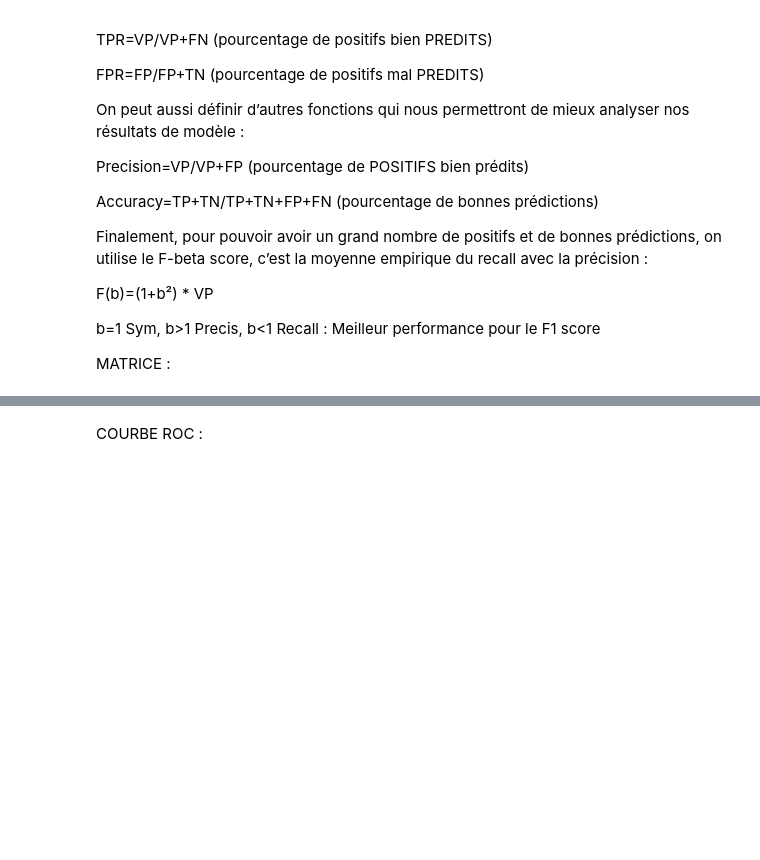
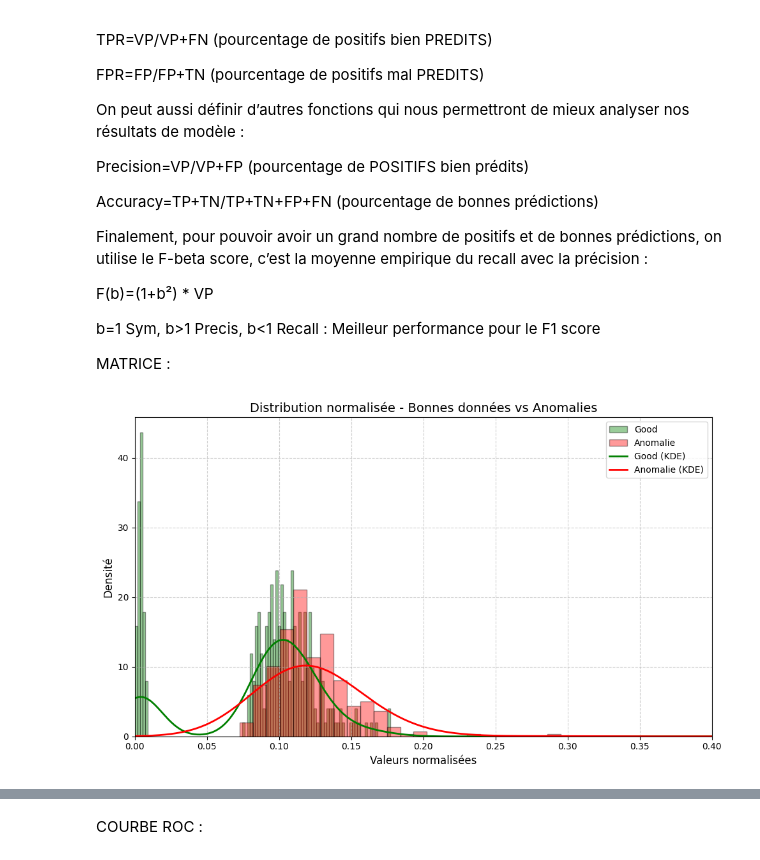
Before and after one commit to PommeDev/Detection-d-anomalies, a Jupyter notebook: AutoEncodeur_notebook.ipynb, the cells around one changed output, grey strips where cells are left out. Saved outputs shown, nothing was run; the diff lists cells and outputs as text; code cells hidden in the pictures; blank space fills up the shorter version.

```diff
--- a/AutoEncodeur_notebook.ipynb
+++ b/AutoEncodeur_notebook.ipynb
@@ -506,4 +505,53 @@ F(b)=(1+b²) * VP
 b=1 Sym, b>1 Precis, b<1 Recall : Meilleur performance pour le F1 score
 
 MATRICE :
+# %%
+import matplotlib.pyplot as plt
+import numpy as np
+from scipy.stats import gaussian_kde
+
+# --- Normalisation des données ---
+def normalize_d(x, y):
+    mi = min(min(x), min(y))
+    ma = max(max(x), max(y))
+    return (x - mi) / (ma - mi), (y - mi) / (ma - mi)
+
+# --- Données normalisées ---
+good_values, anomalie_values = normalize_d(np.array(re['good']), np.array(re['anomalie']))
+
+
+# --- Taille de la figure ---
+plt.figure(figsize=(10, 6))
+
+# --- Histogrammes ---
+plt.hist(good_values, bins=100, alpha=0.4, label='Good', color='green', density=True, edgecolor='black')
+plt.hist(anomalie_values, bins=100, alpha=0.4, label='Anomalie', color='red', density=True, edgecolor='black')
+
+# --- KDE (densité estimée) ---
+kde_good = gaussian_kde(good_values)
+x_good = np.linspace(0, 1, 1000)
+plt.plot(x_good, kde_good(x_good), color='green', label='Good (KDE)', linewidth=2)
+
+kde_anomalie = gaussian_kde(anomalie_values)
+x_anomalie = np.linspace(0, 1, 1000)
+plt.plot(x_anomalie, kde_anomalie(x_anomalie), color='red', label='Anomalie (KDE)', linewidth=2)
+
+# --- Légendes et axes ---
+plt.title('Distribution normalisée - Bonnes données vs Anomalies', fontsize=14)
+plt.xlabel('Valeurs normalisées', fontsize=12)
+plt.ylabel('Densité', fontsize=12)
+plt.legend(fontsize=10)
+plt.grid(True, linestyle='--', alpha=0.6)
+Aire = integrate.quad(y, (x, 0, 1))
+# --- Zoom possible ici (décommente et adapte les bornes si besoin) ---
+plt.xlim(0, 0.4)  # Par exemple, zoom sur la région d’intérêt
+
+# --- Sauvegarde optionnelle ---
+
+#plt.savefig("Evaluation/histogramme_density_L1.png", dpi=300, bbox_inches='tight')
+
+plt.tight_layout()
+plt.show()
+# %% [output]
+[figure, added]
 # %%
```
Also changed, not shown: parts of 4 cells of this notebook, 3 other files.
